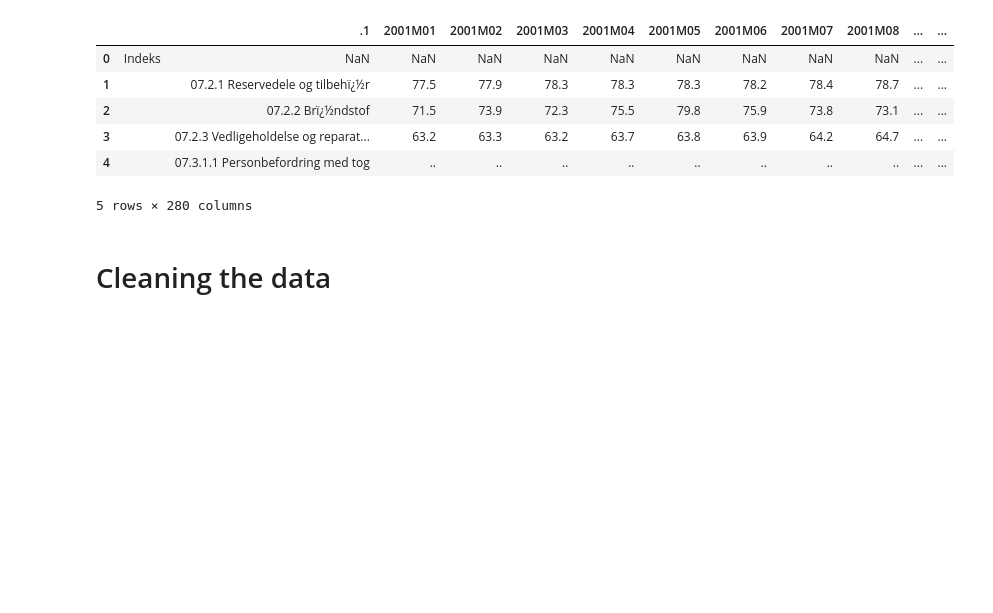
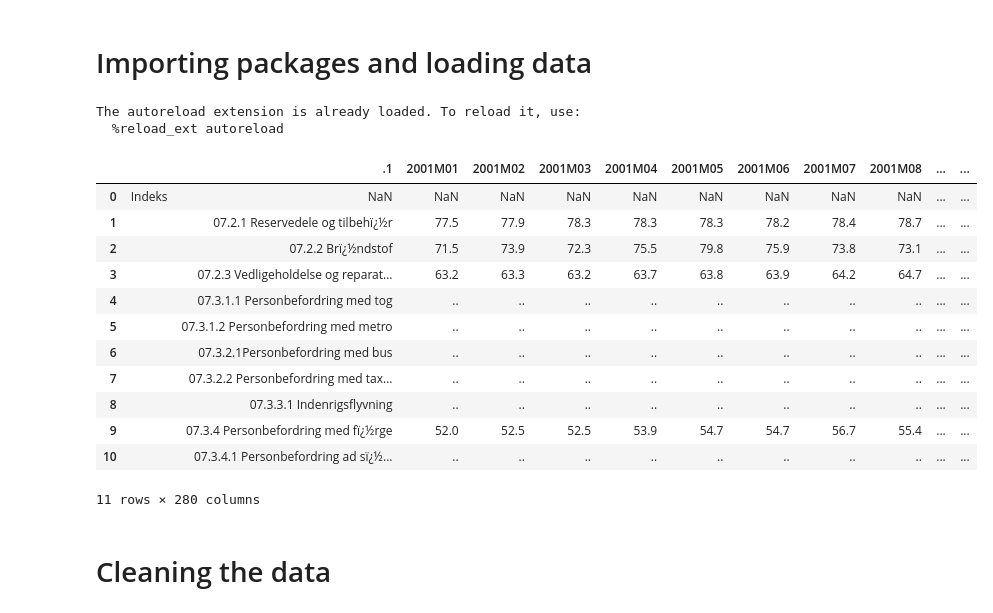
Before and after one commit to NumEconCopenhagen/projects-2024-jacobogmads, a Jupyter notebook: Jacob/Data project/jacob_data.ipynb, the cells around one changed output. Drawn from its saved outputs; the diff is of its cells as text; code cells hidden in the pictures; blank space fills up the shorter version.

```diff
--- a/Jacob/Data project/jacob_data.ipynb
+++ b/Jacob/Data project/jacob_data.ipynb
@@ -1,16 +1,30 @@
+# %% [markdown]
+# Importing packages and loading data
 # %%
 import pandas as pd
 
+%load_ext autoreload
+%autoreload 2
+from jacob_data_script import *
+
 df = pd.read_csv("/Users/jacob/Documents/GitHub/projects-2024-jacobogmads/Jacob/Data project/data.csv", encoding='ISO-8859-1', skiprows=[0])
-df.head()
+df.head(11)
 # %% [output]
+The autoreload extension is already loaded. To reload it, use:
+  %reload_ext autoreload
 |  |  | .1 | 2001M01 | 2001M02 | 2001M03 | 2001M04 | 2001M05 | 2001M06 | 2001M07 | 2001M08 | ... | ... |
 | 0 | Indeks | NaN | NaN | NaN | NaN | NaN | NaN | NaN | NaN | NaN | ... | ... |
 | 1 |  | 07.2.1 Reservedele og tilbehï¿½r | 77.5 | 77.9 | 78.3 | 78.3 | 78.3 | 78.2 | 78.4 | 78.7 | ... | ... |
 | 2 |  | 07.2.2 Brï¿½ndstof | 71.5 | 73.9 | 72.3 | 75.5 | 79.8 | 75.9 | 73.8 | 73.1 | ... | ... |
 | 3 |  | 07.2.3 Vedligeholdelse og reparat... | 63.2 | 63.3 | 63.2 | 63.7 | 63.8 | 63.9 | 64.2 | 64.7 | ... | ... |
 | 4 |  | 07.3.1.1 Personbefordring med tog | .. | .. | .. | .. | .. | .. | .. | .. | ... | ... |
+| 5 |  | 07.3.1.2 Personbefordring med metro | .. | .. | .. | .. | .. | .. | .. | .. | ... | ... |
+| 6 |  | 07.3.2.1Personbefordring med bus | .. | .. | .. | .. | .. | .. | .. | .. | ... | ... |
+| 7 |  | 07.3.2.2 Personbefordring med tax... | .. | .. | .. | .. | .. | .. | .. | .. | ... | ... |
+| 8 |  | 07.3.3.1 Indenrigsflyvning | .. | .. | .. | .. | .. | .. | .. | .. | ... | ... |
+| 9 |  | 07.3.4 Personbefordring med fï¿½rge | 52.0 | 52.5 | 52.5 | 53.9 | 54.7 | 54.7 | 56.7 | 55.4 | ... | ... |
+| 10 |  | 07.3.4.1 Personbefordring ad sï¿½... | .. | .. | .. | .. | .. | .. | .. | .. | ... | ... |
-5 rows × 280 columns
+11 rows × 280 columns
 # %% [markdown]
 # Cleaning the data
 # %% [markdown]
```
Also changed, not shown: parts of 4 cells of this notebook.
